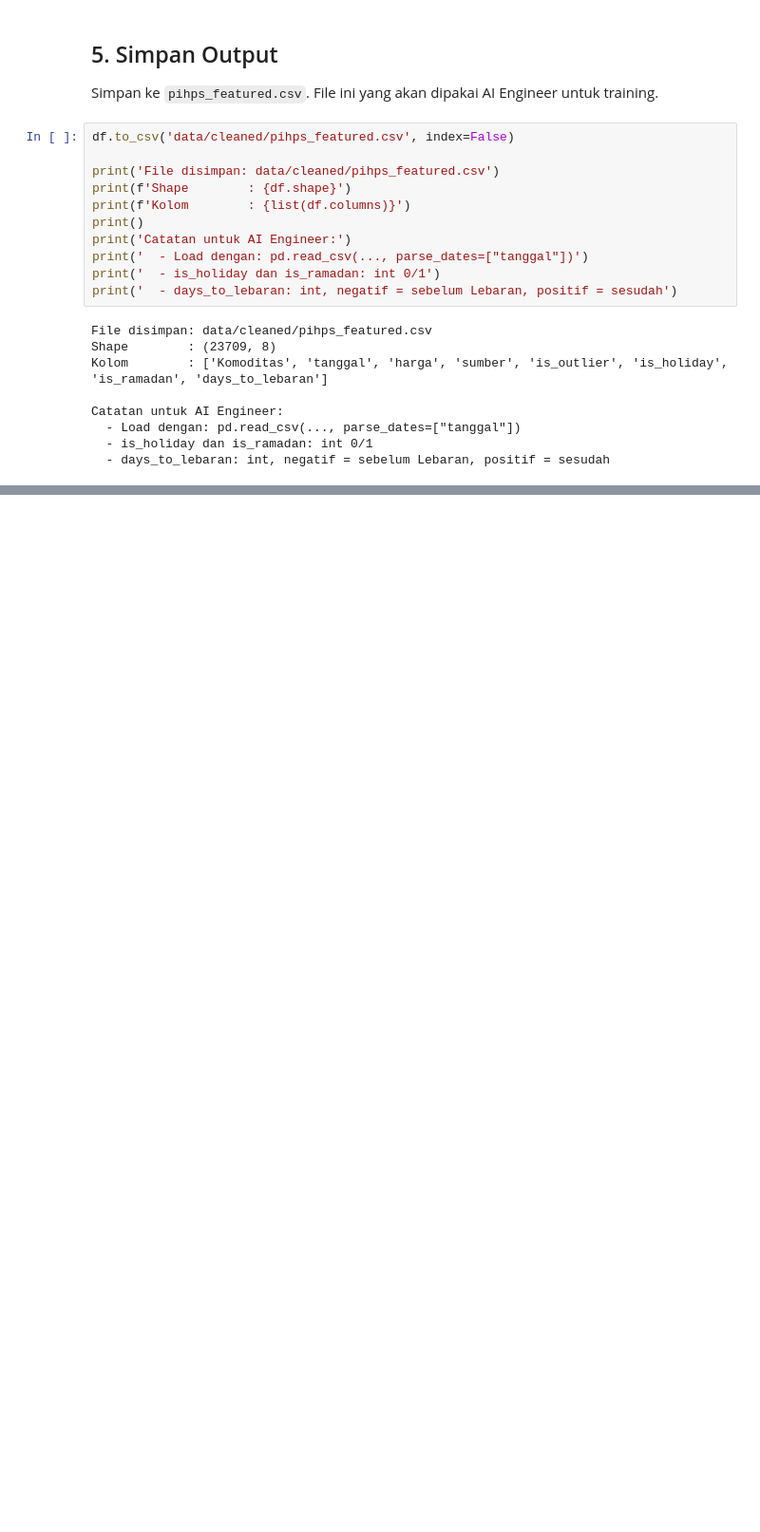
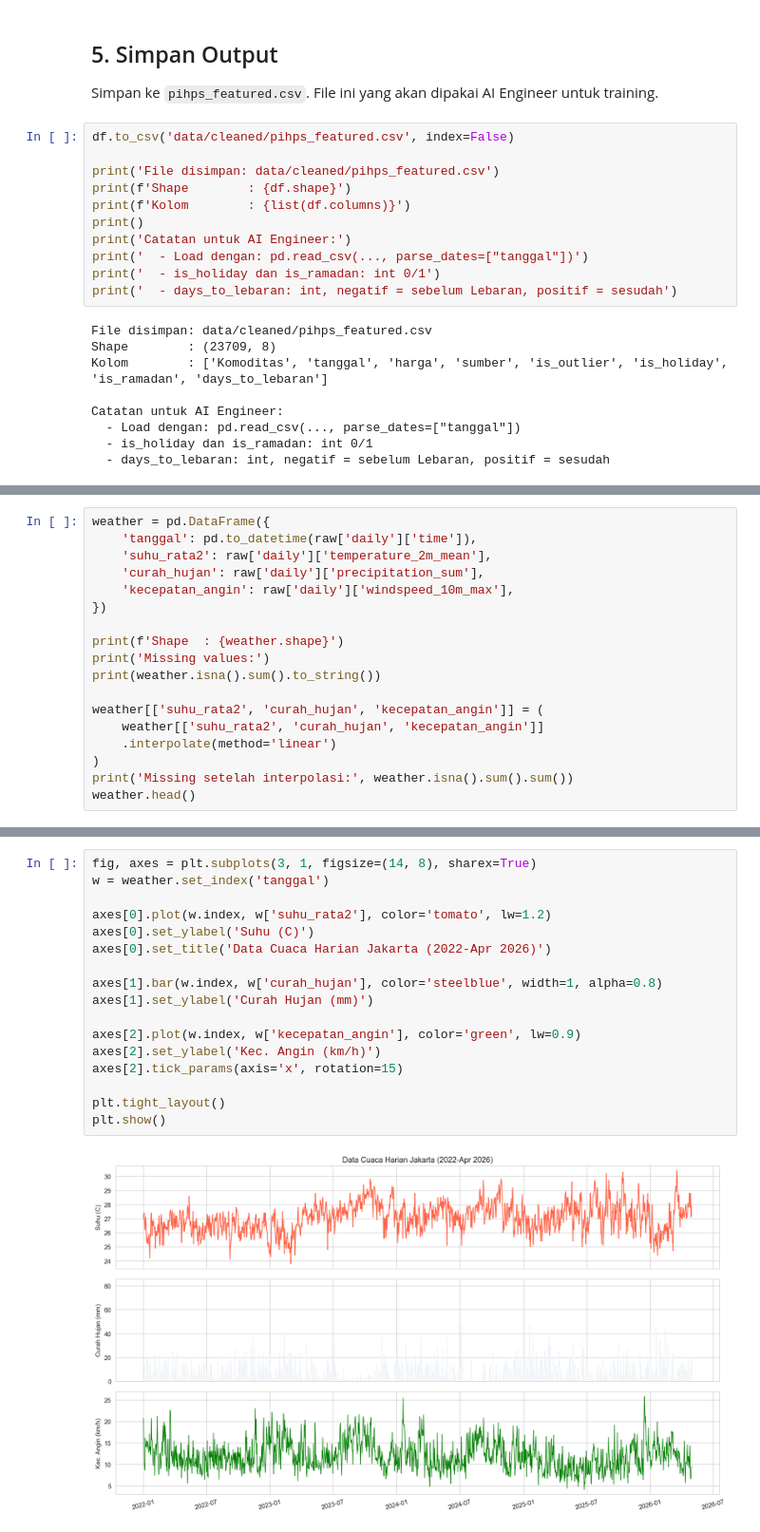
Before and after one commit to Capstone-CC26-PRU449/Data-Science, a Jupyter notebook: feature_engineering.ipynb, the cells around one changed output, grey strips where cells are left out. Shown at 95% size. Saved outputs shown, nothing was run; the diff lists cells and outputs as text; blank space fills up the shorter version.

Commit message:
tambah feature engineering cuaca

```diff
--- a/feature_engineering.ipynb
+++ b/feature_engineering.ipynb
@@ -372,0 +405,18 @@ Tambah fitur cuaca harian nasional dari Open-Meteo API:
+# %%
+weather = pd.DataFrame({
+    'tanggal': pd.to_datetime(raw['daily']['time']),
+    'suhu_rata2': raw['daily']['temperature_2m_mean'],
+    'curah_hujan': raw['daily']['precipitation_sum'],
+    'kecepatan_angin': raw['daily']['windspeed_10m_max'],
+})
+
+print(f'Shape  : {weather.shape}')
+print('Missing values:')
+print(weather.isna().sum().to_string())
+
+weather[['suhu_rata2', 'curah_hujan', 'kecepatan_angin']] = (
+    weather[['suhu_rata2', 'curah_hujan', 'kecepatan_angin']]
+    .interpolate(method='linear')
+)
+print('Missing setelah interpolasi:', weather.isna().sum().sum())
+weather.head()
@@ -372,0 +457,19 @@ Tambah fitur cuaca harian nasional dari Open-Meteo API:
+# %%
+fig, axes = plt.subplots(3, 1, figsize=(14, 8), sharex=True)
+w = weather.set_index('tanggal')
+
+axes[0].plot(w.index, w['suhu_rata2'], color='tomato', lw=1.2)
+axes[0].set_ylabel('Suhu (C)')
+axes[0].set_title('Data Cuaca Harian Jakarta (2022-Apr 2026)')
+
+axes[1].bar(w.index, w['curah_hujan'], color='steelblue', width=1, alpha=0.8)
+axes[1].set_ylabel('Curah Hujan (mm)')
+
+axes[2].plot(w.index, w['kecepatan_angin'], color='green', lw=0.9)
+axes[2].set_ylabel('Kec. Angin (km/h)')
+axes[2].tick_params(axis='x', rotation=15)
+
+plt.tight_layout()
+plt.show()
+# %% [output]
+[figure, added]
```
Also changed, not shown: parts of 6 cells of this notebook, 1 other file.
